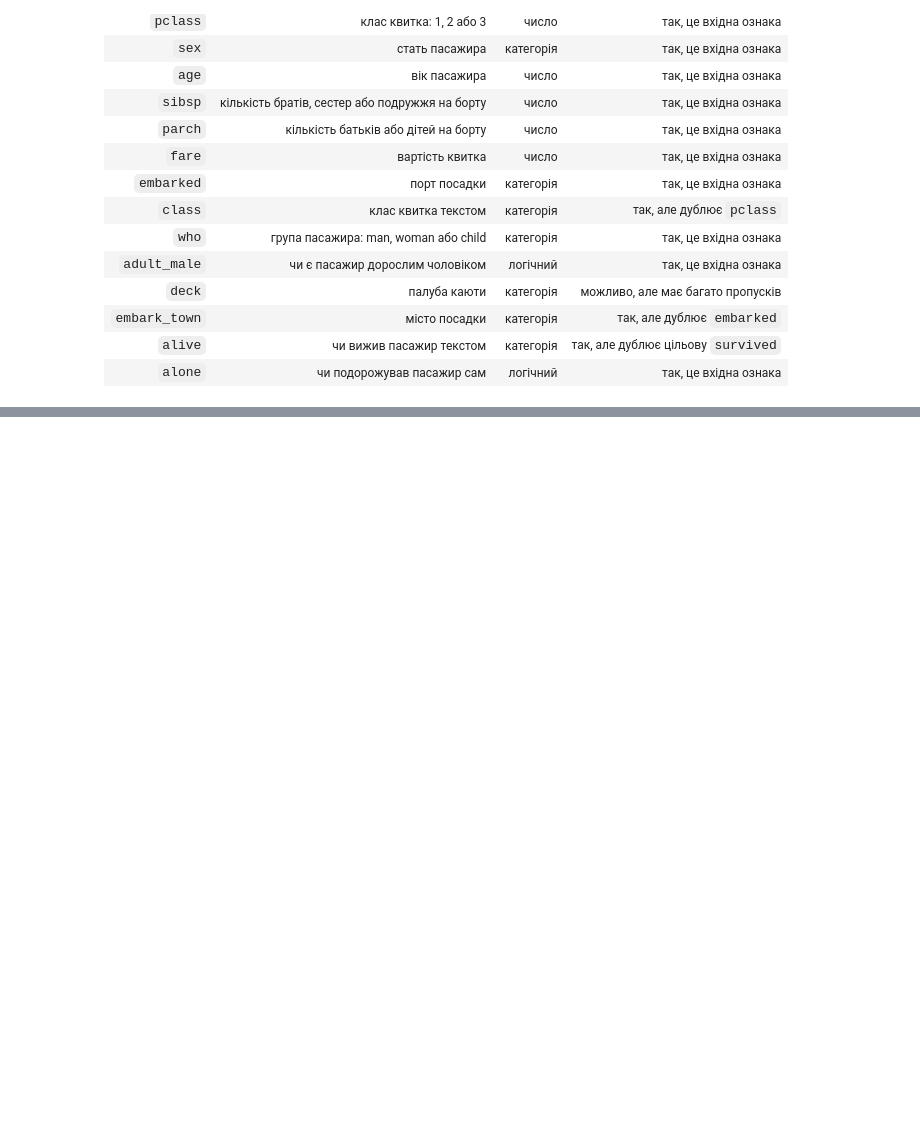
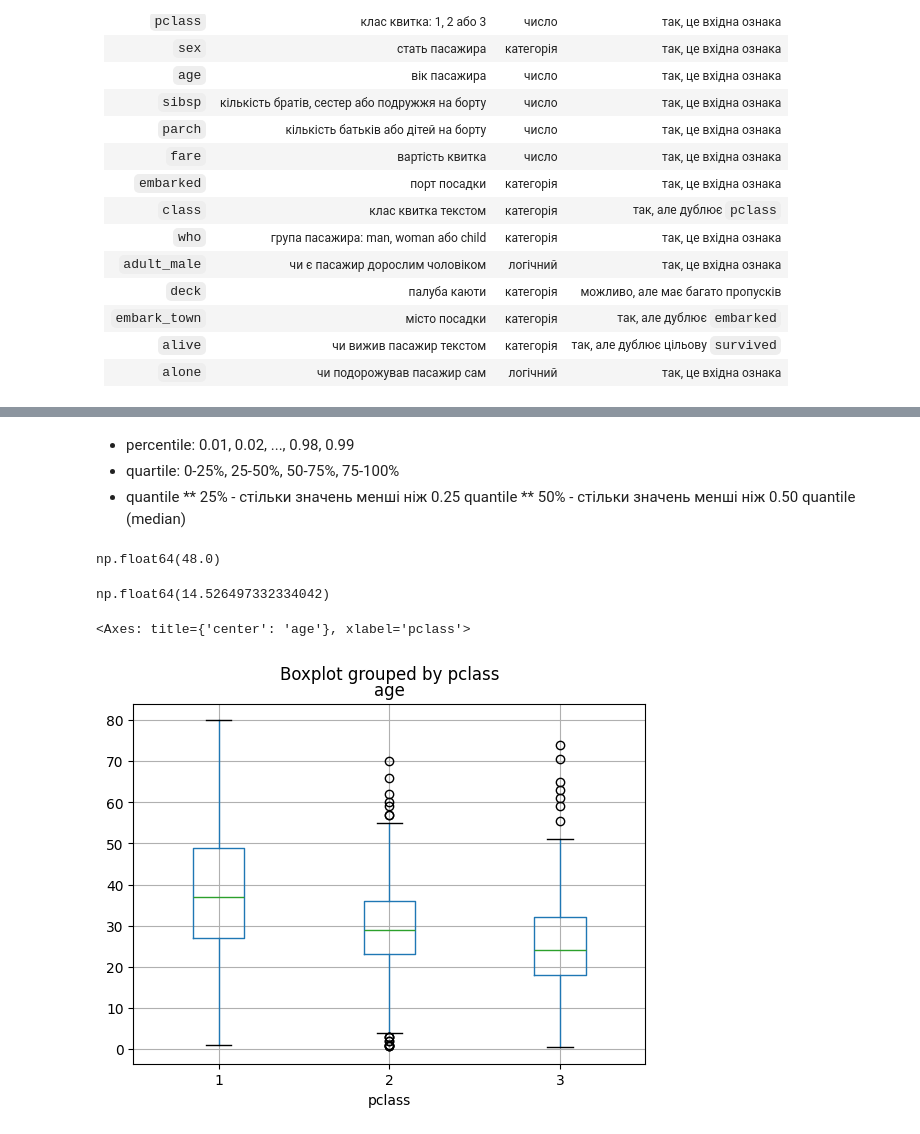
Before and after one commit to Polina-lina111/PythonAI, a Jupyter notebook: заняття_3/notebooks/titanic.ipynb, the cells around one changed output, grey strips where cells are left out. Saved outputs shown, nothing was run; the diff lists cells and outputs as text; code cells hidden in the pictures; blank space fills up the shorter version.

```diff
--- a/заняття_3/notebooks/titanic.ipynb
+++ b/заняття_3/notebooks/titanic.ipynb
@@ -32,0 +35,2 @@ Titanic Dataset містить дані про пасажирів корабля
+# %%
+titanic_df = pd.read_csv('https://raw.githubusercontent.com/mwaskom/seaborn-data/master/titanic.csv')
@@ -32,0 +124,19 @@ Titanic Dataset містить дані про пасажирів корабля
+# %% [markdown]
+* percentile: 0.01, 0.02, ..., 0.98, 0.99
+* quartile: 0-25%, 25-50%, 50-75%, 75-100%
+* quantile
+** 25% - стільки значень менші ніж 0.25 quantile
+** 50% - стільки значень менші ніж 0.50 quantile (median)
+# %%
+titanic_df['age'].quantile(0.88)   # 88%
+# %% [output]
+np.float64(48.0)
+# %%
+titanic_df['age'].std()
+# %% [output]
+np.float64(14.526497332334042)
+# %%
+titanic_df.boxplot(column='age', by='pclass')
+# %% [output]
+<Axes: title={'center': 'age'}, xlabel='pclass'>
+[figure, added]
```
Also changed, not shown: parts of 10 cells of this notebook, 2 other files.
